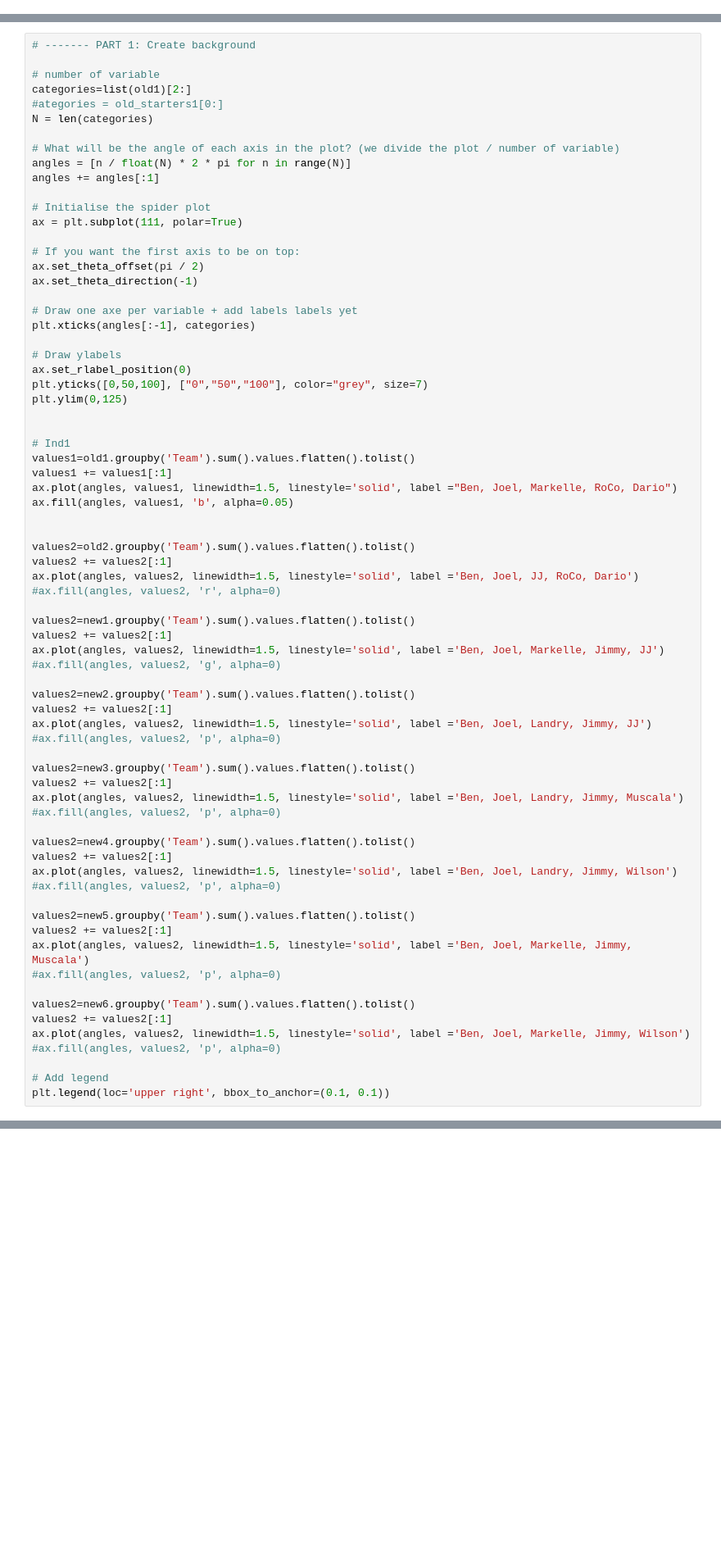
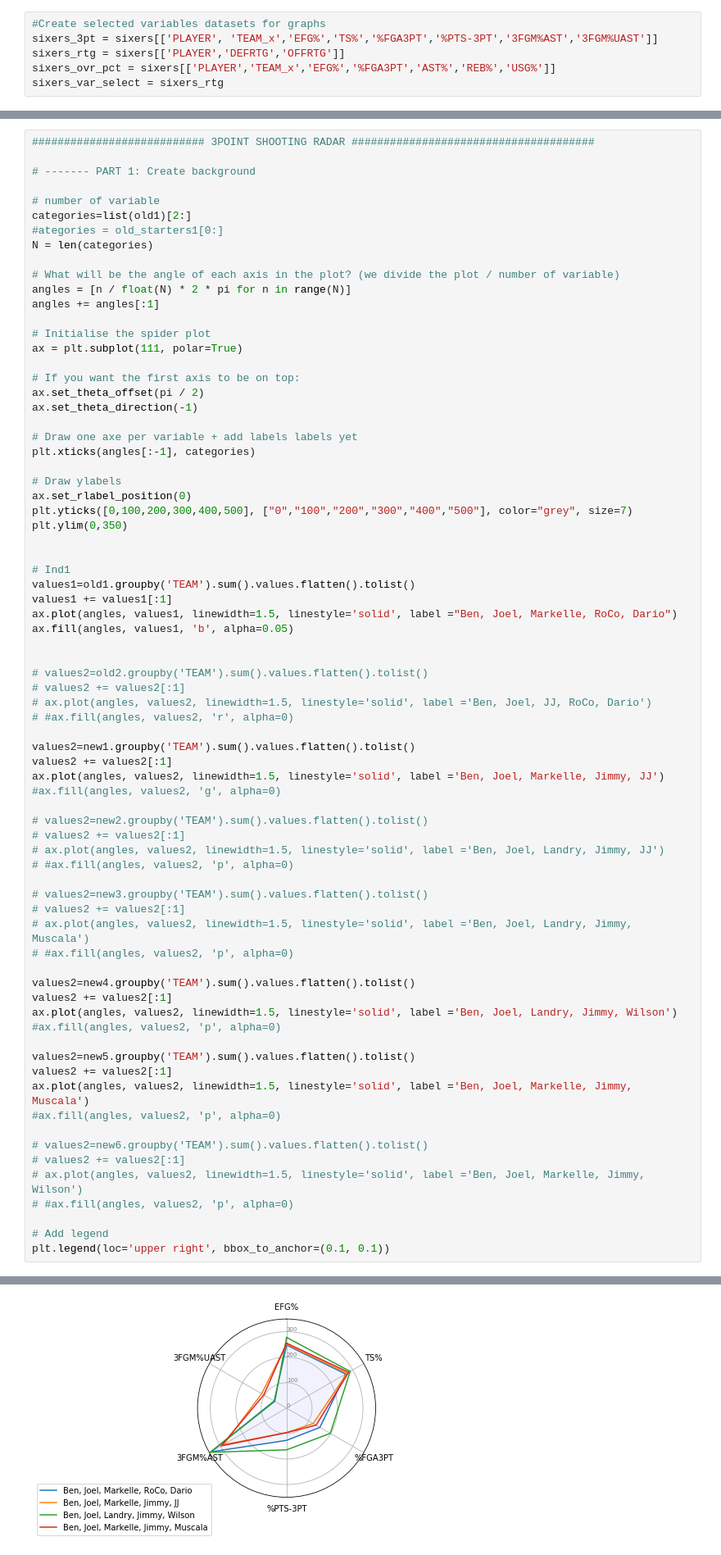
Before and after one commit to tbala25/jimmy_butler_sixers2, a Jupyter notebook: jimmy_effect.ipynb, the cells around one changed output, grey strips where cells are left out. Shown: that part at 82% size. Saved outputs shown, nothing was run; the diff lists cells and outputs as text; blank space fills up the shorter version.

Commit message:
lineup radar charts edits

```diff
--- a/jimmy_effect.ipynb
+++ b/jimmy_effect.ipynb
@@ -54 +70,7 @@ sixers
+# %%
+#Create selected variables datasets for graphs
+sixers_3pt = sixers[['PLAYER', 'TEAM_x','EFG%','TS%','%FGA3PT','%PTS-3PT','3FGM%AST','3FGM%UAST']]
+sixers_rtg = sixers[['PLAYER','DEFRTG','OFFRTG']]
+sixers_ovr_pct = sixers[['PLAYER','TEAM_x','EFG%','%FGA3PT','AST%','REB%','USG%']]
+sixers_var_select = sixers_rtg
 # %%
@@ -77,4 +102,6 @@ new6 = sixers_new[sixers_new['Player'].isin(new_starters6)]
 # %%
+########################### 3POINT SHOOTING RADAR ######################################
+
 # ------- PART 1: Create background
 
 # number of variable
@@ -98,51 +125,52 @@ plt.xticks(angles[:-1], categories)
 
 # Draw ylabels
 ax.set_rlabel_position(0)
-plt.yticks([0,50,100], ["0","50","100"], color="grey", size=7)
-plt.ylim(0,125)
+plt.yticks([0,100,200,300,400,500], ["0","100","200","300","400","500"], color="grey", size=7)
+plt.ylim(0,350)
 
 
 # Ind1
-values1=old1.groupby('Team').sum().values.flatten().tolist()
+values1=old1.groupby('TEAM').sum().values.flatten().tolist()
 values1 += values1[:1]
 ax.plot(angles, values1, linewidth=1.5, linestyle='solid', label ="Ben, Joel, Markelle, RoCo, Dario")
 ax.fill(angles, values1, 'b', alpha=0.05)
 
 
-values2=old2.groupby('Team').sum().values.flatten().tolist()
-values2 += values2[:1]
-ax.plot(angles, values2, linewidth=1.5, linestyle='solid', label ='Ben, Joel, JJ, RoCo, Dario')
-#ax.fill(angles, values2, 'r', alpha=0)
+# values2=old2.groupby('TEAM').sum().values.flatten().tolist()
+# values2 += values2[:1]
+# ax.plot(angles, values2, linewidth=1.5, linestyle='solid', label ='Ben, Joel, JJ, RoCo, Dario')
+# #ax.fill(angles, values2, 'r', alpha=0)
 
-values2=new1.groupby('Team').sum().values.flatten().tolist()
+values2=new1.groupby('TEAM').sum().values.flatten().tolist()
 values2 += values2[:1]
 ax.plot(angles, values2, linewidth=1.5, linestyle='solid', label ='Ben, Joel, Markelle, Jimmy, JJ')
 #ax.fill(angles, values2, 'g', alpha=0)
 
-values2=new2.groupby('Team').sum().values.flatten().tolist()
-values2 += values2[:1]
-ax.plot(angles, values2, linewidth=1.5, linestyle='solid', label ='Ben, Joel, Landry, Jimmy, JJ')
-#ax.fill(angles, values2, 'p', alpha=0)
+# values2=new2.groupby('TEAM').sum().values.flatten().tolist()
+# values2 += values2[:1]
+# ax.plot(angles, values2, linewidth=1.5, linestyle='solid', label ='Ben, Joel, Landry, Jimmy, JJ')
+# #ax.fill(angles, values2, 'p', alpha=0)
 
-values2=new3.groupby('Team').sum().values.flatten().tolist()
-values2 += values2[:1]
-ax.plot(angles, values2, linewidth=1.5, linestyle='solid', label ='Ben, Joel, Landry, Jimmy, Muscala')
-#ax.fill(angles, values2, 'p', alpha=0)
+# values2=new3.groupby('TEAM').sum().values.flatten().tolist()
+# values2 += values2[:1]
+# ax.plot(angles, values2, linewidth=1.5, linestyle='solid', label ='Ben, Joel, Landry, Jimmy, Muscala')
+# #ax.fill(angles, values2, 'p', alpha=0)
 
-values2=new4.groupby('Team').sum().values.flatten().tolist()
+values2=new4.groupby('TEAM').sum().values.flatten().tolist()
 values2 += values2[:1]
 ax.plot(angles, values2, linewidth=1.5, linestyle='solid', label ='Ben, Joel, Landry, Jimmy, Wilson')
 #ax.fill(angles, values2, 'p', alpha=0)
 
-values2=new5.groupby('Team').sum().values.flatten().tolist()
+values2=new5.groupby('TEAM').sum().values.flatten().tolist()
 values2 += values2[:1]
 ax.plot(angles, values2, linewidth=1.5, linestyle='solid', label ='Ben, Joel, Markelle, Jimmy, Muscala')
 #ax.fill(angles, values2, 'p', alpha=0)
 
-values2=new6.groupby('Team').sum().values.flatten().tolist()
-values2 += values2[:1]
-ax.plot(angles, values2, linewidth=1.5, linestyle='solid', label ='Ben, Joel, Markelle, Jimmy, Wilson')
-#ax.fill(angles, values2, 'p', alpha=0)
+# values2=new6.groupby('TEAM').sum().values.flatten().tolist()
+# values2 += values2[:1]
+# ax.plot(angles, values2, linewidth=1.5, linestyle='solid', label ='Ben, Joel, Markelle, Jimmy, Wilson')
+# #ax.fill(angles, values2, 'p', alpha=0)
 
 # Add legend
 plt.legend(loc='upper right', bbox_to_anchor=(0.1, 0.1))
+# %% [output]
@@ -148,0 +178 @@ plt.legend(loc='upper right', bbox_to_anchor=(0.1, 0.1))
+[figure, added]
```
Also changed, not shown: parts of 11 cells of this notebook.
